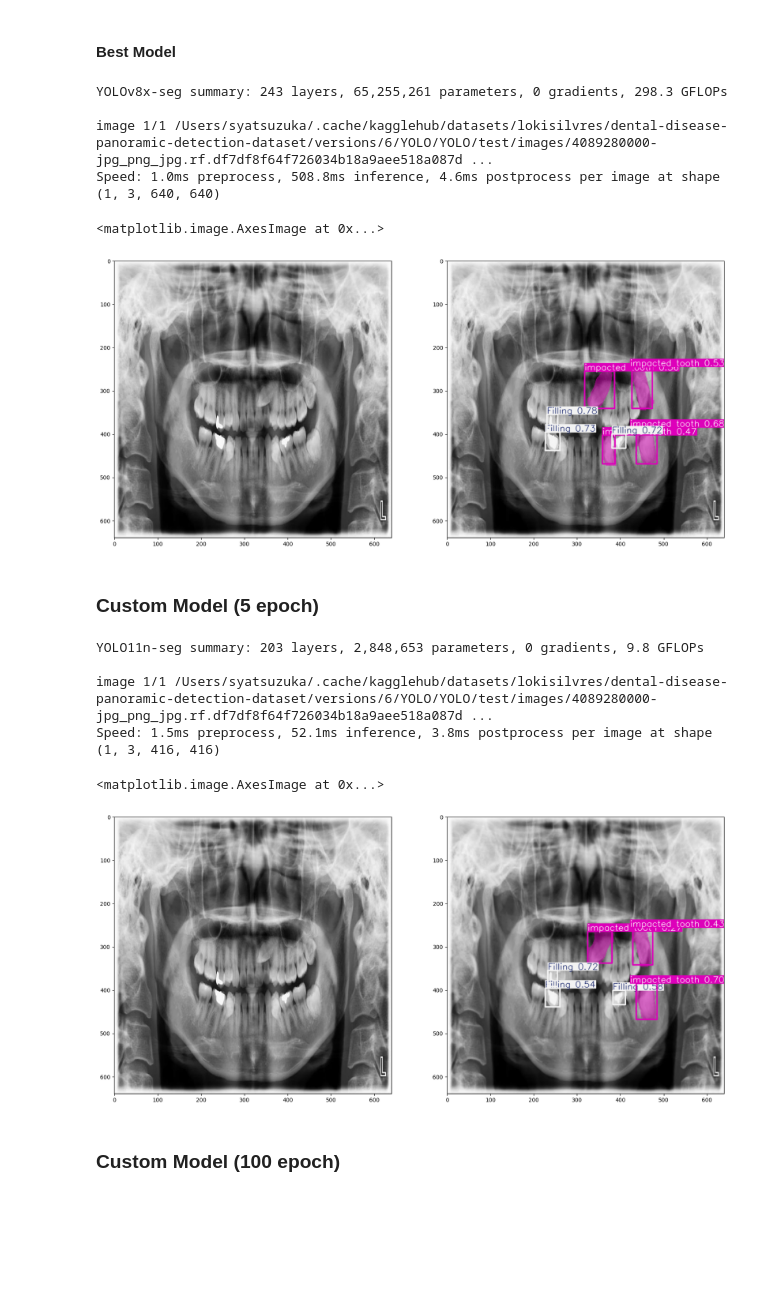
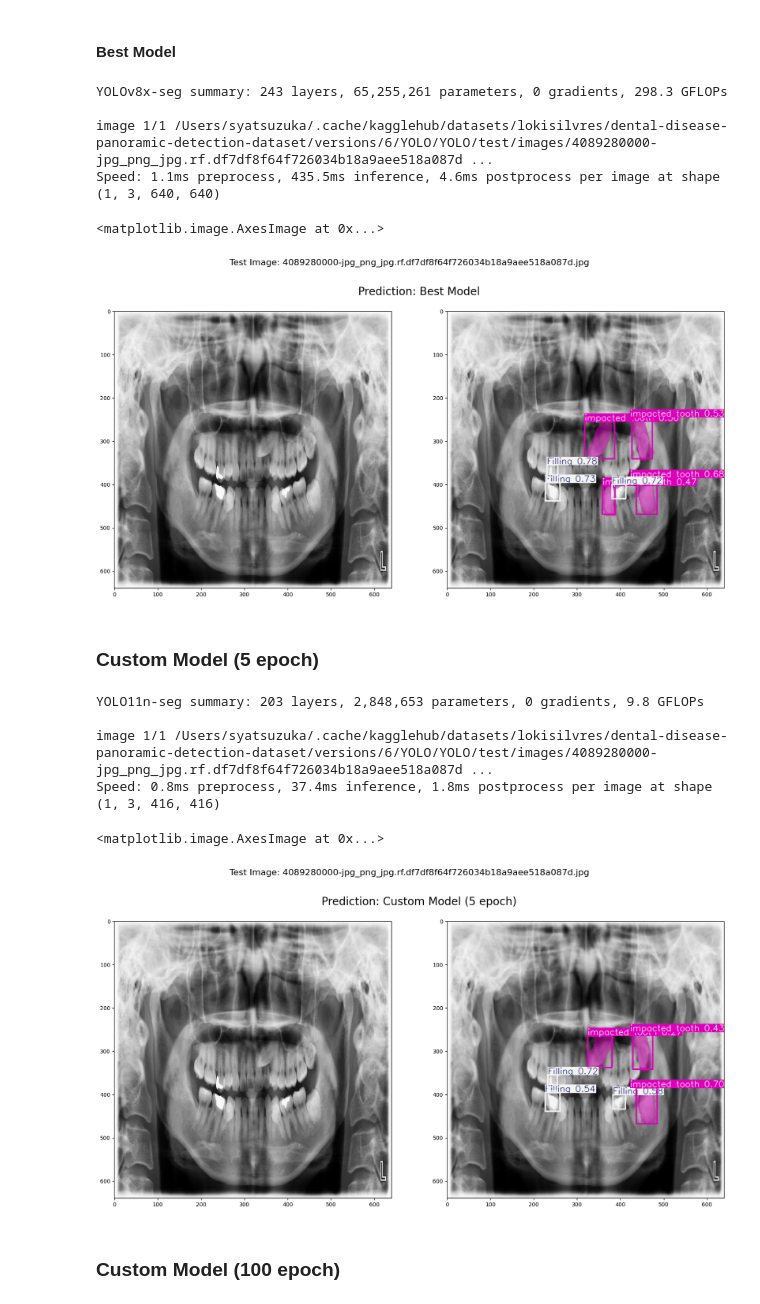
Before and after one commit to dental-xray/dental-xray, a Jupyter notebook: notebooks/shunjiro_notebook.ipynb, the cells around one changed output. Saved outputs shown, nothing was run; the diff lists cells and outputs as text; code cells hidden in the pictures; blank space fills up the shorter version.

Commit message:
compare multiple models for prediction

```diff
--- a/notebooks/shunjiro_notebook.ipynb
+++ b/notebooks/shunjiro_notebook.ipynb
@@ -277,36 +277,41 @@ import cv2
 
 
 #===== Choose a sample image =====
 index = 210
 test_image = files_test[index]
 
 #===== Show the Test Image =====
 img = Image.open(test_image)
 
 #===== Loading a model =====
 pt_file = path+"/best.pt"
 # pt_file = "/Users/syatsuzuka/code/Wikar235/disease-recognition/models/trained_model.pt"
 # pt_file = "/Users/syatsuzuka/code/Wikar235/disease-recognition/models/trained_model_100epoch.pt"
 model = YOLO(pt_file)
 model.info()
 
 #===== Prediction =====
 results = model.predict(test_image)
 plotted_img = results[0].plot()
 
 #===== Show Prediction Result =====
-plt.figure(figsize=(20, 15))
+plt.figure(figsize=(20, 10))
+plt.suptitle(f"Test Image: {os.path.basename(test_image)}", fontsize=16)
+plt.title(f"Prediction: Best Model", fontsize=20)
+plt.axis('off')
+
 plt.subplot(1, 2, 1)
 plt.imshow(img)
+
 plt.subplot(1, 2, 2)
 plt.imshow(cv2.cvtColor(plotted_img, cv2.COLOR_BGR2RGB))
 # %% [output]
 YOLOv8x-seg summary: 243 layers, 65,255,261 parameters, 0 gradients, 298.3 GFLOPs
 
 image 1/1 /Users/syatsuzuka/.cache/kagglehub/datasets/lokisilvres/dental-disease-panoramic-detection-dataset/versions/6/YOLO/YOLO/test/images/4089280000-jpg_png_jpg.rf.df7df8f64f726034b18a9aee518a087d ...
-Speed: 1.0ms preprocess, 508.8ms inference, 4.6ms postprocess per image at shape (1, 3, 640, 640)
+Speed: 1.1ms preprocess, 435.5ms inference, 4.6ms postprocess per image at shape (1, 3, 640, 640)
 <matplotlib.image.AxesImage at 0x...>
-[figure, old version]
+[figure, new version]
 # %% [markdown]
 ### Custom Model (5 epoch)
 # %%
@@ -322,7 +327,11 @@ results = model.predict(test_image)
 plotted_img = results[0].plot()
 
 #===== Show Prediction Result =====
-plt.figure(figsize=(20, 15))
+plt.figure(figsize=(20, 10))
+plt.suptitle(f"Test Image: {os.path.basename(test_image)}", fontsize=16)
+plt.title(f"Prediction: Custom Model (5 epoch)", fontsize=20)
+plt.axis('off')
+
 plt.subplot(1, 2, 1)
 plt.imshow(img)
 plt.subplot(1, 2, 2)
@@ -331,9 +340,9 @@ plt.imshow(cv2.cvtColor(plotted_img, cv2.COLOR_BGR2RGB))
 YOLO11n-seg summary: 203 layers, 2,848,653 parameters, 0 gradients, 9.8 GFLOPs
 
 image 1/1 /Users/syatsuzuka/.cache/kagglehub/datasets/lokisilvres/dental-disease-panoramic-detection-dataset/versions/6/YOLO/YOLO/test/images/4089280000-jpg_png_jpg.rf.df7df8f64f726034b18a9aee518a087d ...
-Speed: 1.5ms preprocess, 52.1ms inference, 3.8ms postprocess per image at shape (1, 3, 416, 416)
+Speed: 0.8ms preprocess, 37.4ms inference, 1.8ms postprocess per image at shape (1, 3, 416, 416)
 <matplotlib.image.AxesImage at 0x...>
-[figure, old version]
+[figure, new version]
 # %% [markdown]
 ### Custom Model (100 epoch)
 # %%
```
Also changed, not shown: parts of 1 cell of this notebook.
